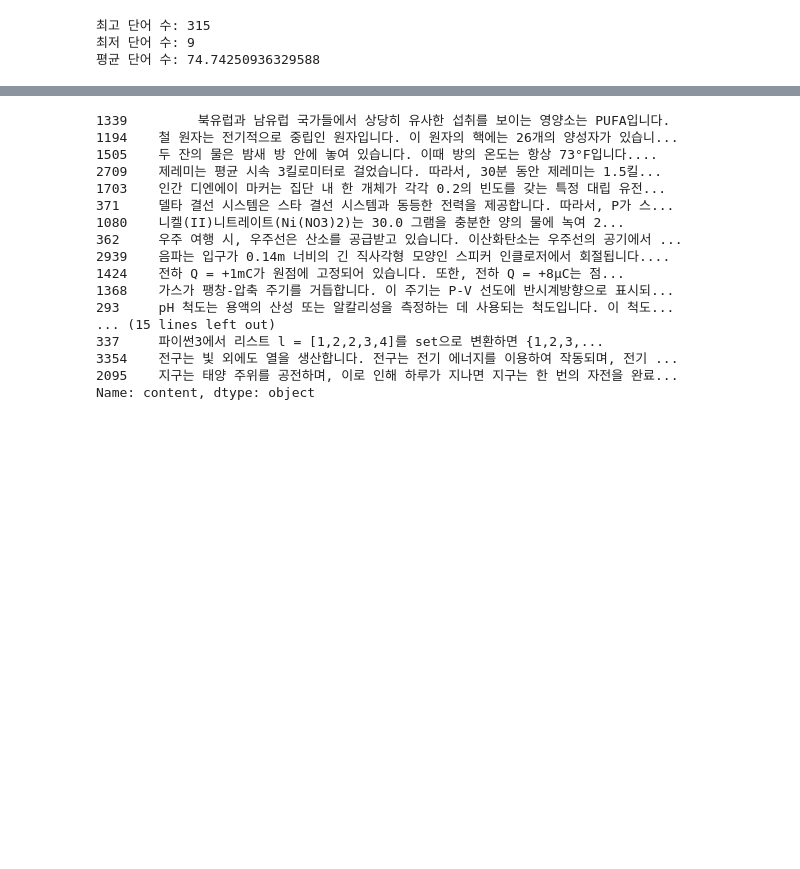
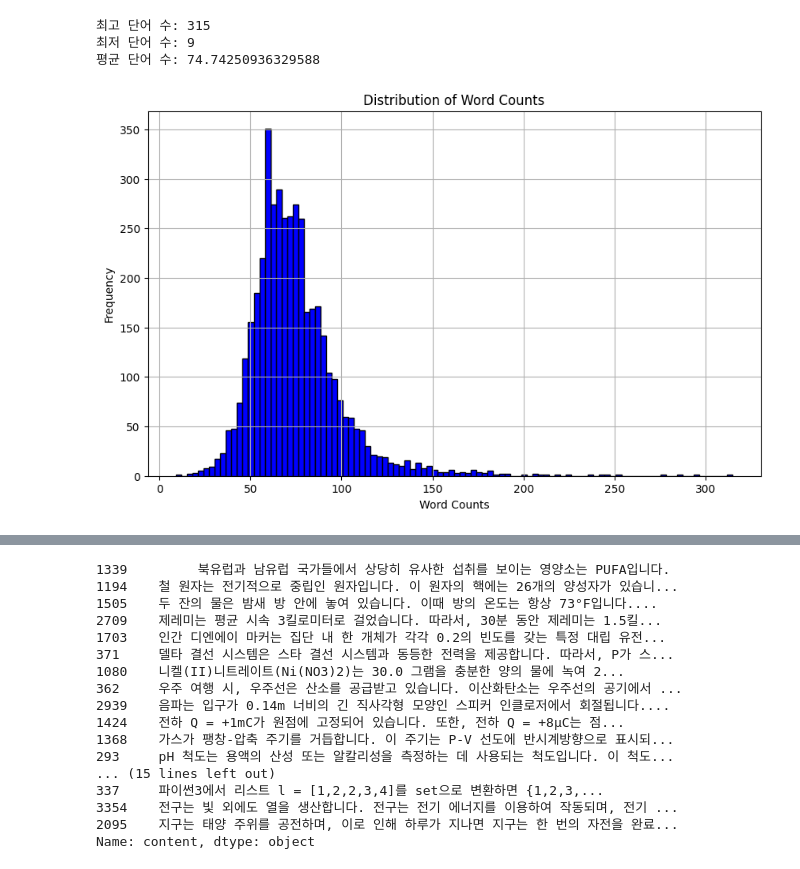
Before and after one commit to DongjaeHeo/upstage-ai-advanced-ir7, a Jupyter notebook: preprocessing.ipynb, the cells around one changed output, grey strips where cells are left out. Saved outputs shown, nothing was run; the diff lists cells and outputs as text; code cells hidden in the pictures; blank space fills up the shorter version.

```diff
--- a/preprocessing.ipynb
+++ b/preprocessing.ipynb
@@ -234,3 +236,17 @@ print(f"평균 단어 수: {mean_word_count}")
+# %%
+import matplotlib.pyplot as plt
+
+plt.figure(figsize=(10, 6))
+plt.hist(df['word_count'], bins=100, color='blue', edgecolor='black')
+plt.title('Distribution of Word Counts')
+plt.xlabel('Word Counts')
+plt.ylabel('Frequency')
+plt.grid(True)
+
+# 그래프 보여주기
+plt.show()
+# %% [output]
+[figure, added]
 # %%
 df[df['word_count'] == 9]
 # %% [output]
```
Also changed, not shown: parts of 1 cell of this notebook, 4 other files.
